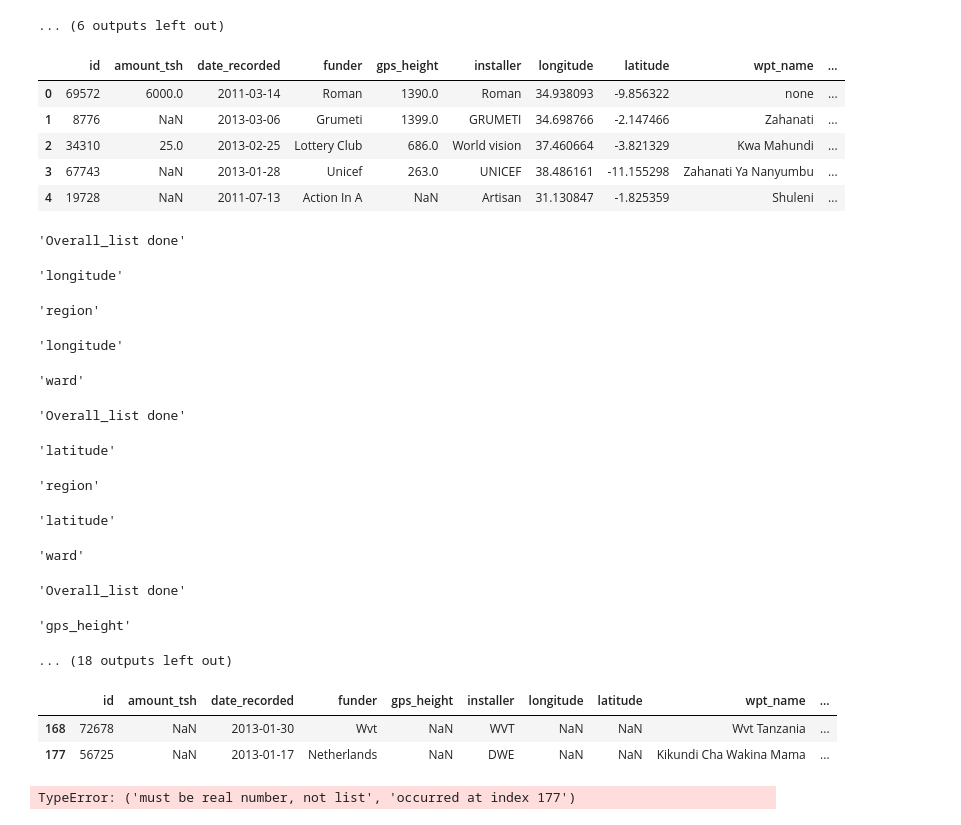
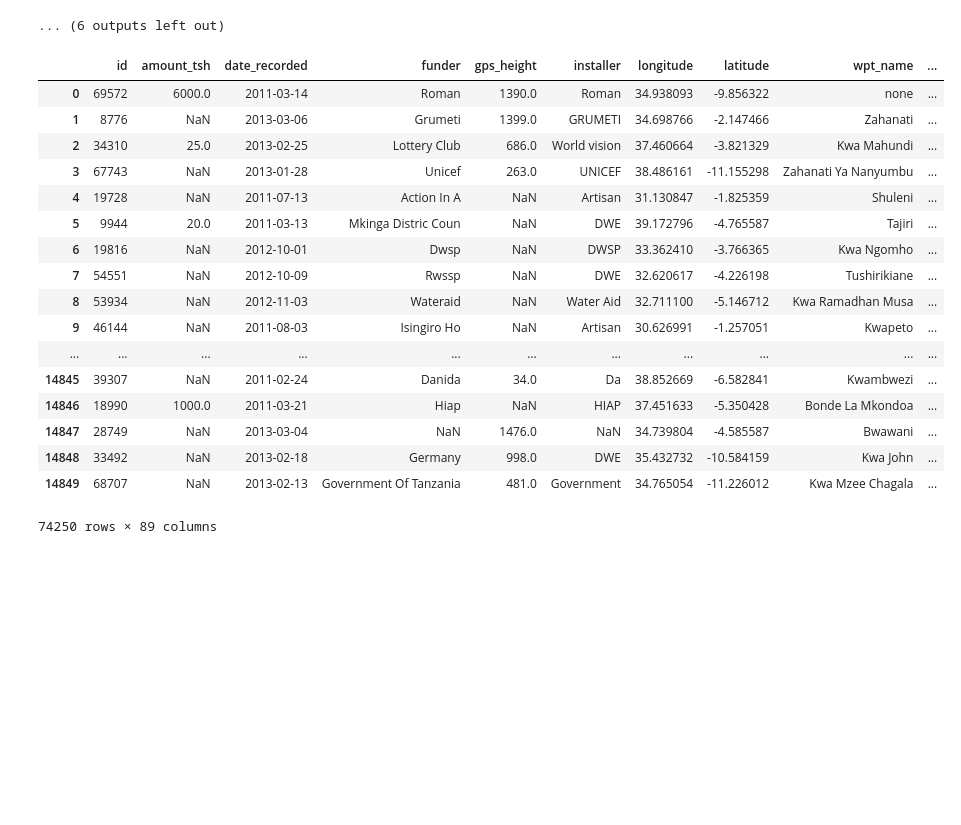
Before and after one commit to rebeccaarmbruster/pump-it-up, a Jupyter notebook: preprocessing_step1_inwork.ipynb, the cells around one changed output. Saved outputs shown, nothing was run; the diff lists cells and outputs as text; code cells hidden in the pictures; blank space fills up the shorter version.

Commit message:
Imputing missing values for numerical features

```diff
--- a/preprocessing_step1_inwork.ipynb
+++ b/preprocessing_step1_inwork.ipynb
@@ -115,44 +134,38 @@ for null_feature in null_features:
 'Missing values after imputation in population by overall: 0'
 ... (6 outputs left out)
 # %%
-data.head()
+data
 # %% [output]
 |  | id | amount_tsh | date_recorded | funder | gps_height | installer | longitude | latitude | wpt_name | ... |
 | 0 | 69572 | 6000.0 | 2011-03-14 | Roman | 1390.0 | Roman | 34.938093 | -9.856322 | none | ... |
 | 1 | 8776 | NaN | 2013-03-06 | Grumeti | 1399.0 | GRUMETI | 34.698766 | -2.147466 | Zahanati | ... |
 | 2 | 34310 | 25.0 | 2013-02-25 | Lottery Club | 686.0 | World vision | 37.460664 | -3.821329 | Kwa Mahundi | ... |
 | 3 | 67743 | NaN | 2013-01-28 | Unicef | 263.0 | UNICEF | 38.486161 | -11.155298 | Zahanati Ya Nanyumbu | ... |
 | 4 | 19728 | NaN | 2011-07-13 | Action In A | NaN | Artisan | 31.130847 | -1.825359 | Shuleni | ... |
+| 5 | 9944 | 20.0 | 2011-03-13 | Mkinga Distric Coun | NaN | DWE | 39.172796 | -4.765587 | Tajiri | ... |
+| 6 | 19816 | NaN | 2012-10-01 | Dwsp | NaN | DWSP | 33.362410 | -3.766365 | Kwa Ngomho | ... |
+| 7 | 54551 | NaN | 2012-10-09 | Rwssp | NaN | DWE | 32.620617 | -4.226198 | Tushirikiane | ... |
+| 8 | 53934 | NaN | 2012-11-03 | Wateraid | NaN | Water Aid | 32.711100 | -5.146712 | Kwa Ramadhan Musa | ... |
+| 9 | 46144 | NaN | 2011-08-03 | Isingiro Ho | NaN | Artisan | 30.626991 | -1.257051 | Kwapeto | ... |
+| ... | ... | ... | ... | ... | ... | ... | ... | ... | ... | ... |
+| 14845 | 39307 | NaN | 2011-02-24 | Danida | 34.0 | Da | 38.852669 | -6.582841 | Kwambwezi | ... |
+| 14846 | 18990 | 1000.0 | 2011-03-21 | Hiap | NaN | HIAP | 37.451633 | -5.350428 | Bonde La Mkondoa | ... |
+| 14847 | 28749 | NaN | 2013-03-04 | NaN | 1476.0 | NaN | 34.739804 | -4.585587 | Bwawani | ... |
+| 14848 | 33492 | NaN | 2013-02-18 | Germany | 998.0 | DWE | 35.432732 | -10.584159 | Kwa John | ... |
+| 14849 | 68707 | NaN | 2013-02-13 | Government Of Tanzania | 481.0 | Government | 34.765054 | -11.226012 | Kwa Mzee Chagala | ... |
+74250 rows × 89 columns
 # %%
 # Add columns with list of values in corresponding group of region and ward, respectively
+
 for null_feature in null_features:
     overall_list = list(train[null_feature])
     overall_list = [x for x in overall_list if not math.isnan(x)]
     data['_'.join([null_feature, 'list', 'overall'])] = data.apply(lambda row: overall_list, axis=1)
-    display('Overall_list done')
+    display(null_feature, 'overall list done')
     for division in divisions:
         feature_name = '_'.join([null_feature, 'list', division])
         lists = train.groupby(division)[null_feature].apply(list)
-        #data[feature_name] = data.apply(lambda row: lists[row[division]], axis=1)
-        #data[feature_name] = data[feature_name].apply(lambda lst: [x for x in lst if not math.isnan(x)])
-        #data[feature_name] = data[feature_name].apply(lambda x: 1 if not x else x)
-        #display(null_feature, division)
-        #data.loc[data[division]==value, feature_name] = lists[value]
         data[feature_name] = data.apply(lambda row: list() if row[division] not in train[division].unique() else lists[row[division]], axis=1)
         data[feature_name] = data[feature_name].apply(lambda lst: [x for x in lst if not math.isnan(x)])
         data[feature_name] = data[feature_name].apply(lambda x: np.nan if not x else x)
         display(null_feature, division)
-# %% [output]
-'Overall_list done'
-'longitude'
-'region'
-'longitude'
-'ward'
-'Overall_list done'
-'latitude'
-'region'
-'latitude'
-'ward'
-'Overall_list done'
-'gps_height'
-... (18 outputs left out)
@@ -164,10 +172,3 @@ for null_feature in null_features:
-# %%
-data[(data['id']==72678) | (data['id']==56725)]
-#pd.DataFrame(data).to_csv("./Data/data_zwischenstand.csv", index=False)
-# %% [output]
-|  | id | amount_tsh | date_recorded | funder | gps_height | installer | longitude | latitude | wpt_name | ... |
-| 168 | 72678 | NaN | 2013-01-30 | Wvt | NaN | WVT | NaN | NaN | Wvt Tanzania | ... |
-| 177 | 56725 | NaN | 2013-01-17 | Netherlands | NaN | DWE | NaN | NaN | Kikundi Cha Wakina Mama | ... |
 # %%
 # 1st step: Impute missing values with empirical distribution grouped by 'ward'
 # 2nd step (only applied on remaining null values): Impute missing values with empirical distribution grouped by 'region'
@@ -176,17 +177,5 @@ data[(data['id']==72678) | (data['id']==56725)]
 for null_feature in null_features:
     for division in divisions_total:
         #data['_'.join([null_feature,'imp_random_choice'])] = data.apply(lambda row: np.random.choice(a=row['_'.join([null_feature,'list',division])]) if math.isnan(row['_'.join([null_feature,'imp_random_choice'])]) else row['_'.join([null_feature,'imp_random_choice'])], axis=1)
-        data['_'.join([null_feature,'imp_random_choice'])] = data.apply(lambda row: row['_'.join([null_feature,'imp_random_choice'])] if not math.isnan(row['_'.join([null_feature,'imp_random_choice'])]) else (np.random.choice(a=row['_'.join([null_feature,'list',division])]) if not math.isnan(row['_'.join([null_feature,'list',division])]) else np.nan), axis=1)
-        display('Missing values after imputation in {} by {}: {}'.format(null_feature, division, data['_'.join([null_feature,'imp_normal'])].isnull().sum()))
-
-# 1st step: Impute missing values with random numbers generated by random choice on list of not-nan values per ward
-#data['longitude_imp_rand_choice'] = data.apply(lambda row: np.random.choice(a=row['longitude_list_ward']) if math.isnan(row['longitude_imp_rand_choice']) else row['longitude_imp_rand_choice'], axis=1)
-#data['latitude_imp_rand_choice'] = data.apply(lambda row: np.random.choice(a=row['latitude_list_ward']) if math.isnan(row['latitude_imp_rand_choice']) else row['latitude_imp_rand_choice'], axis=1)
-
-#display('Missing values after imputation by ward: {}'.format(len(data.loc[data['longitude_imp_rand_choice'] == 0])))
-
-# 2nd step: Impute missing values with random numbers generated by random choice on list of not-nan values per region
-#data['longitude_imp_rand_choice'] = data.apply(lambda row: np.random.choice(a=row['longitude_list_region']) if row['longitude_imp_rand_choice'] == 0 else row['longitude_imp_rand_choice'], axis=1)
-#data['latitude_imp_rand_choice'] = data.apply(lambda row: np.random.choice(a=row['latitude_list_region']) if row['latitude_imp_rand_choice'] == 0 else row['latitude_imp_rand_choice'], axis=1)
+        data['_'.join([null_feature,'imp_random_choice'])] = data.apply(lambda row: row['_'.join([null_feature,'imp_random_choice'])] if not np.isnan(row['_'.join([null_feature,'imp_random_choice'])]).any() else (np.random.choice(a=row['_'.join([null_feature,'list',division])]) if not np.isnan(row['_'.join([null_feature,'list',division])]).any() else np.nan), axis=1)
+        display('Missing values after imputation in {} by {}: {}'.format(null_feature, division, data['_'.join([null_feature,'imp_random_choice'])].isnull().sum()))
-# %% [output]
-TypeError: ('must be real number, not list', 'occurred at index 177')
```
Also changed, not shown: parts of 8 cells of this notebook.
